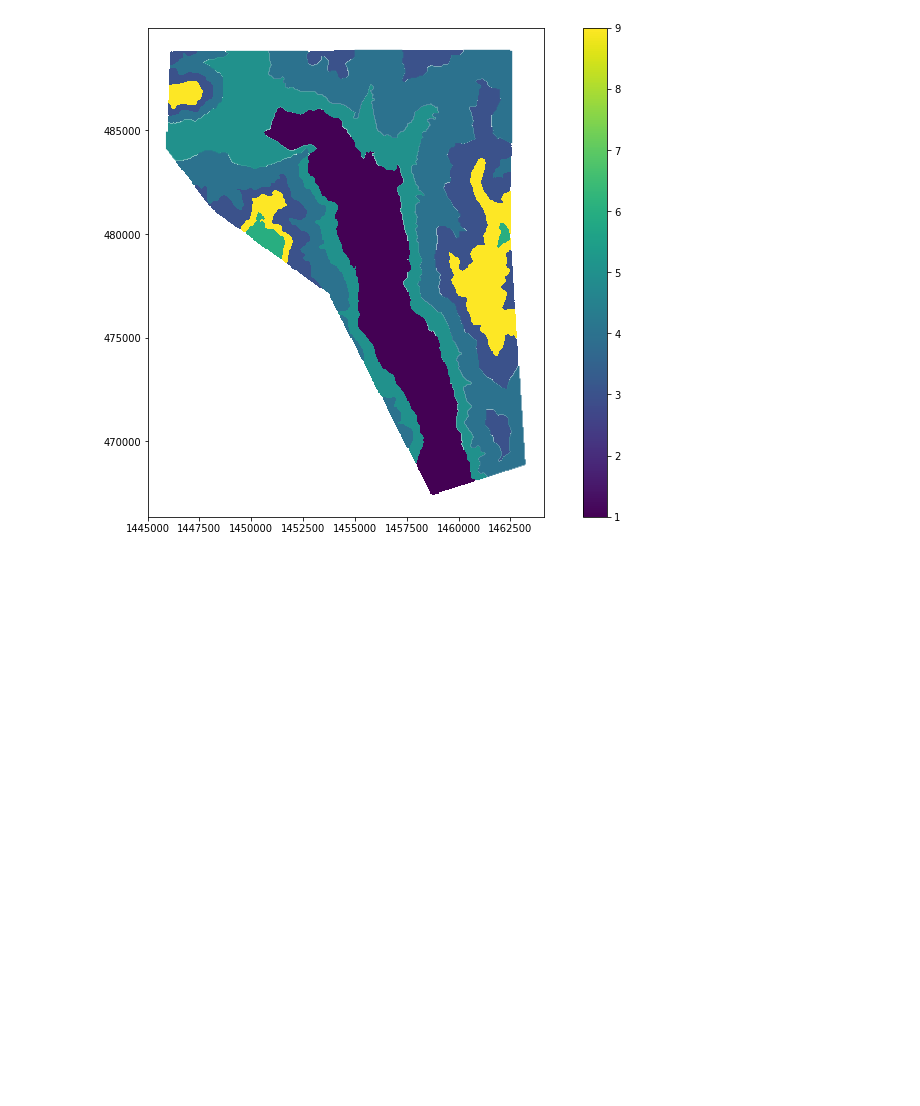
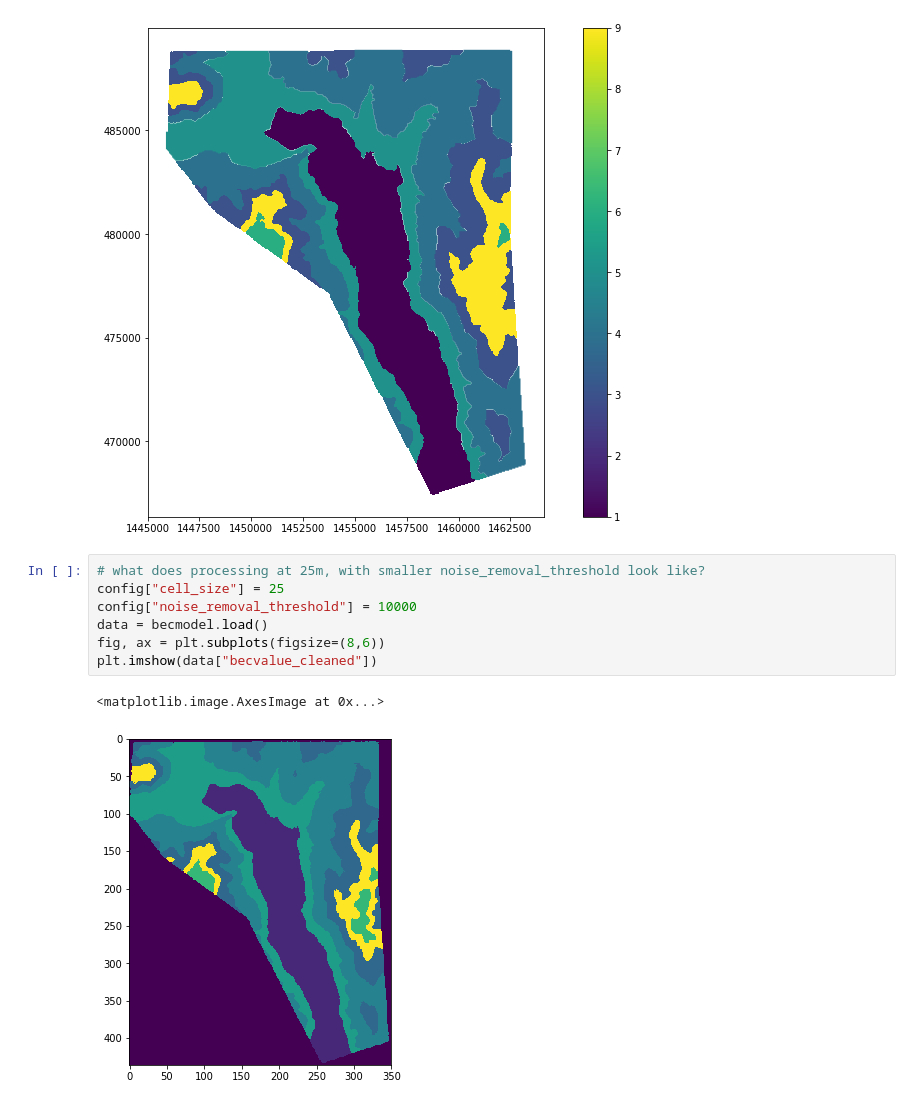
Before and after one commit to bcgov/becmodel, a Jupyter notebook: example_interactive.ipynb, the cells around one changed output. Saved outputs shown, nothing was run; the diff lists cells and outputs as text; blank space fills up the shorter version.

```diff
--- a/example_interactive.ipynb
+++ b/example_interactive.ipynb
@@ -72,3 +88,13 @@ gdf.plot(
 # %% [output]
 <matplotlib.axes._subplots.AxesSubplot at 0x...>
 [figure]
+# %%
+# what does processing at 25m, with smaller noise_removal_threshold look like?
+config["cell_size"] = 25
+config["noise_removal_threshold"] = 10000
+data = becmodel.load()
+fig, ax = plt.subplots(figsize=(8,6))
+plt.imshow(data["becvalue_cleaned"])
+# %% [output]
+<matplotlib.image.AxesImage at 0x...>
+[figure, added]
```
Also changed, not shown: parts of 4 cells of this notebook.
